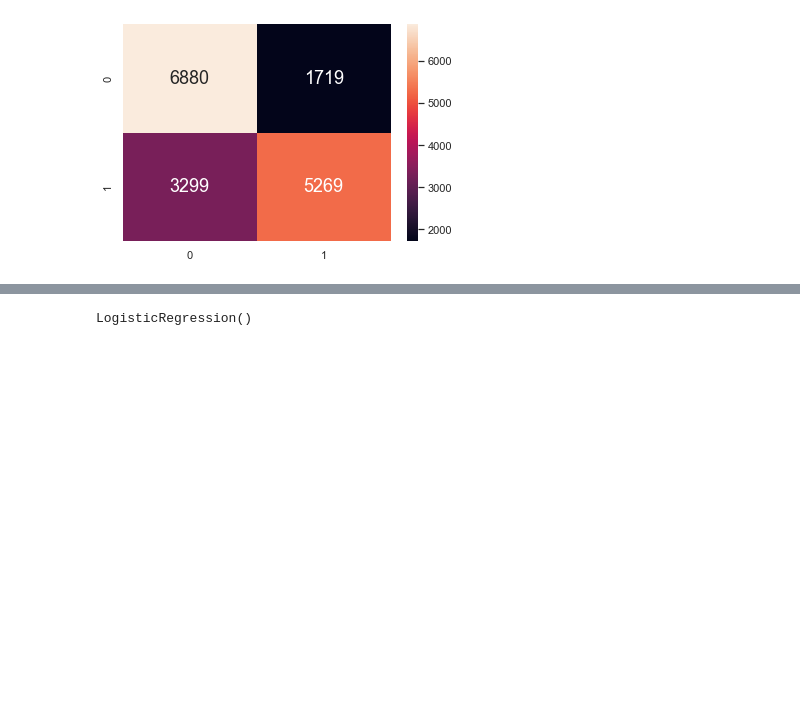
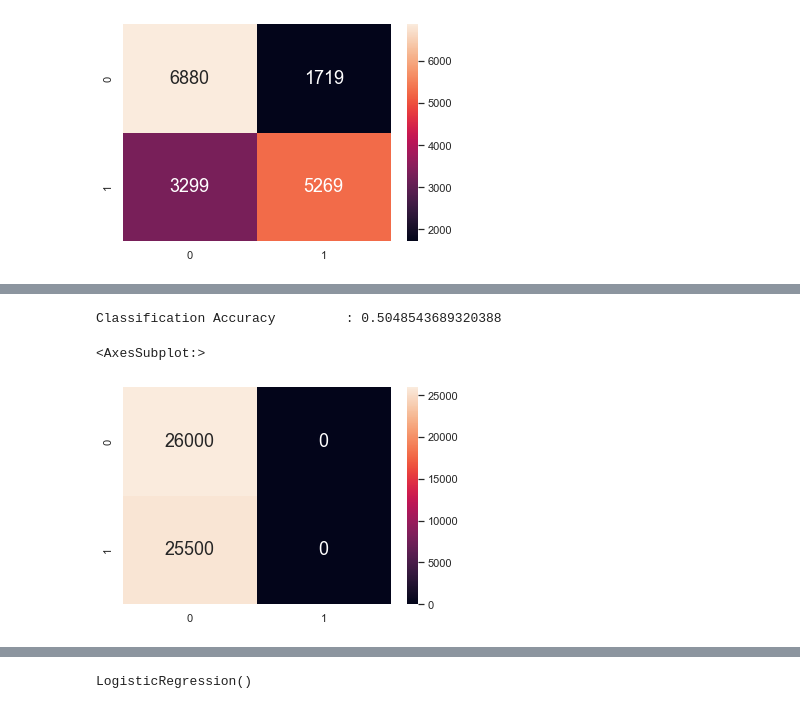
Before and after one commit to sidd0131/IE0005-Mini-Project, a Jupyter notebook: Mini Proj.ipynb, the cells around one changed output, grey strips where cells are left out. Cells and saved outputs as stored; diff of their text form; code cells hidden in the pictures; blank space fills up the shorter version.

```diff
--- a/Mini Proj.ipynb
+++ b/Mini Proj.ipynb
@@ -1008,0 +1058,15 @@ Classification Accuracy         : 0.7076949962136657
+# %%
+# Predicting cardio corresponding to gender train
+cardio_train_pred = dectree.predict(gender_train)
+
+# Printing the Classification Accuracy
+print("Classification Accuracy \t:", dectree.score(gender_train, cardio_train))
+
+# Plotting the two-way Confusion Matrix
+from sklearn.metrics import confusion_matrix
+sb.heatmap(confusion_matrix(cardio_train, cardio_train_pred),
+           annot = True, fmt=".0f", annot_kws={"size": 18})
+# %% [output]
+Classification Accuracy         : 0.5048543689320388
+<AxesSubplot:>
+[figure, added]
```
Also changed, not shown: parts of 65 cells of this notebook.
